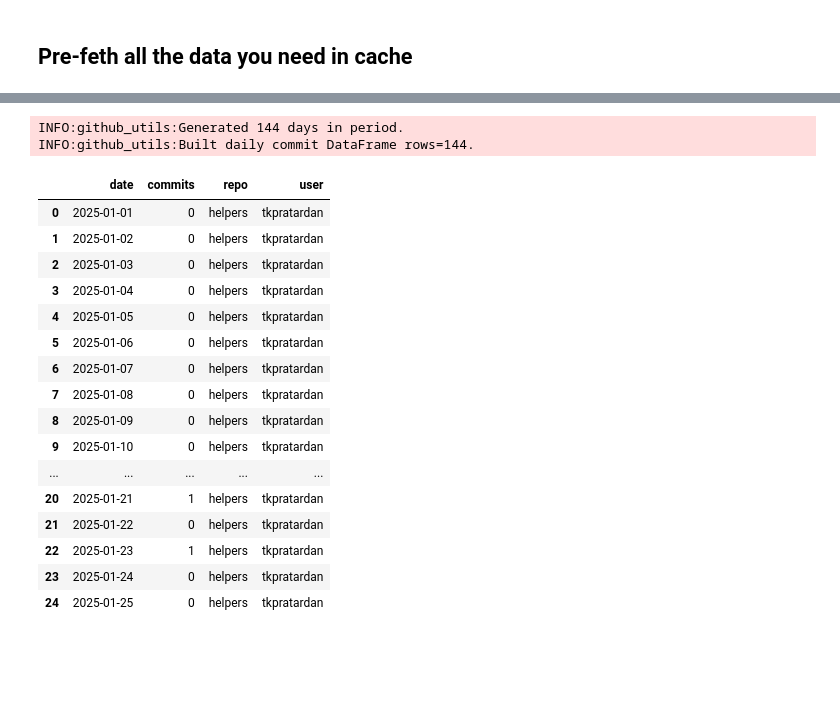
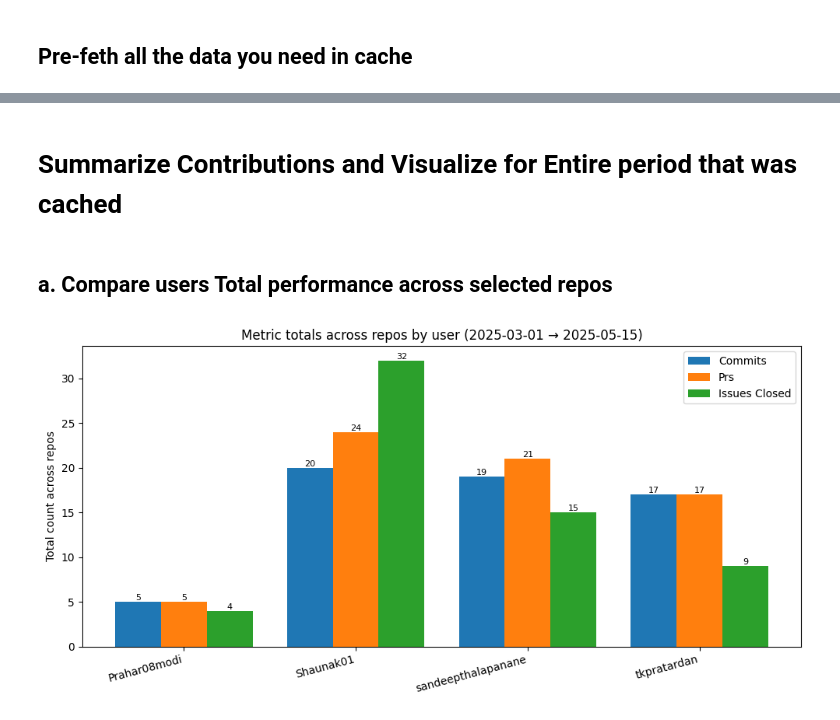
Before and after one commit to PranavShashidhara/tutorials, a Jupyter notebook: tutorial_github_causify_style/github_utils_test.ipynb, the cells around one changed output, grey strips where cells are left out. Saved outputs shown, nothing was run; the diff lists cells and outputs as text; code cells hidden in the pictures; blank space fills up the shorter version.

Commit message:
TutorialsTask563_Compute_performance_over_time (#564)
Co-authored-by: GP Saggese <saggese@gmail.com>

```diff
--- a/tutorial_github_causify_style/github_utils_test.ipynb
+++ b/tutorial_github_causify_style/github_utils_test.ipynb
@@ -52,0 +62,4 @@ client = github_utils.GitHubAPI(access_token=access_token).get_client()
+# %%
+# Use a long window for caching and a narrow slice for final analysis
+period_full  = github_utils.utc_period("2024-01-01", "2025-06-01")
+period_slice = github_utils.utc_period("2025-04-01", "2025-05-31")
@@ -53,3 +69,10 @@ client = github_utils.GitHubAPI(access_token=access_token).get_client()
+# %%
+# Choose your users and repositories
+users = [
+    "Shaunak01", "tkpratardan", "Prahar08modi","sandeepthalapanane","indrayudd","Swapnika29","mongolianjesus","cma0416"
+]
+repos = ["helpers", "tutorials", "cmamp"]
+org = "causify-ai"
 # %% [markdown]
 <a name='pre-feth-all-the-data-you-need-in-cache'></a>
 ## Pre-feth all the data you need in cache
@@ -90,8 +109,4 @@ INFO:github_utils:Prefetched 9 user-repo combos in 62.79 seconds for period 2025
 # %%
-combined = github_utils.collect_all_metrics(
-    client, org="causify-ai",
-    repos=["helpers","tutorials","cmamp"],
-    users=["Prahar08modi","tkpratardan","Shaunak01"],
-    period=(datetime.datetime(2025,1,1, tzinfo=datetime.timezone.utc),
-            datetime.datetime(2025,5,24, tzinfo=datetime.timezone.utc)),
-)
+# Merge commits, PRs, issues, and LOCs into one DataFrame
+# This DataFrame has one row per (user, repo, date) with metrics: commits, PRs, issues, LOC changes
+combined_df = github_utils.collect_all_metrics(client, org, repos, users, period_full)
@@ -161,31 +113,16 @@ github_utils.plot_metrics_by_repo(
-# %%
-krishna_daily_commits = github_utils.build_daily_commit_df(
-    client, org="causify-ai",
-    repo="helpers",
-    username="tkpratardan",
-    period=(datetime.datetime(2025,1,1, tzinfo=datetime.timezone.utc),
-            datetime.datetime(2025,5,24, tzinfo=datetime.timezone.utc)),
-)
-# %% [output]
-INFO:github_utils:Generated 144 days in period.
-INFO:github_utils:Built daily commit DataFrame rows=144.
-# %%
-krishna_daily_commits[0:25]
-# %% [output]
-|  | date | commits | repo | user |
-| 0 | 2025-01-01 | 0 | helpers | tkpratardan |
-| 1 | 2025-01-02 | 0 | helpers | tkpratardan |
-| 2 | 2025-01-03 | 0 | helpers | tkpratardan |
-| 3 | 2025-01-04 | 0 | helpers | tkpratardan |
-| 4 | 2025-01-05 | 0 | helpers | tkpratardan |
-| 5 | 2025-01-06 | 0 | helpers | tkpratardan |
-| 6 | 2025-01-07 | 0 | helpers | tkpratardan |
-| 7 | 2025-01-08 | 0 | helpers | tkpratardan |
-| 8 | 2025-01-09 | 0 | helpers | tkpratardan |
-| 9 | 2025-01-10 | 0 | helpers | tkpratardan |
-| ... | ... | ... | ... | ... |
-| 20 | 2025-01-21 | 1 | helpers | tkpratardan |
-| 21 | 2025-01-22 | 0 | helpers | tkpratardan |
-| 22 | 2025-01-23 | 1 | helpers | tkpratardan |
-| 23 | 2025-01-24 | 0 | helpers | tkpratardan |
-| 24 | 2025-01-25 | 0 | helpers | tkpratardan |
+# %% [markdown]
+<a name='summarize-contributions-and-visualize-for-entire-period-that-was-cached'></a>
+# Summarize Contributions and Visualize for Entire period that was cached
+# %% [markdown]
+<a name='a.-compare-users-total-performance-across-selected-repos'></a>
+## a. Compare users Total performance across selected repos
+# %%
+github_utils.plot_multi_metrics_totals_by_user(
+    combined=combined_df,
+    metrics=["commits", "prs", "issues_closed"],
+    users=["Shaunak01", "tkpratardan", "Prahar08modi", "sandeepthalapanane"],
+    repos=repos,
+    start=datetime.datetime(2025, 3, 1),
+    end=datetime.datetime(2025, 5, 15),)
+# %% [output]
+[figure, added]
```
Also changed, not shown: parts of 27 cells of this notebook, 4 other files.
